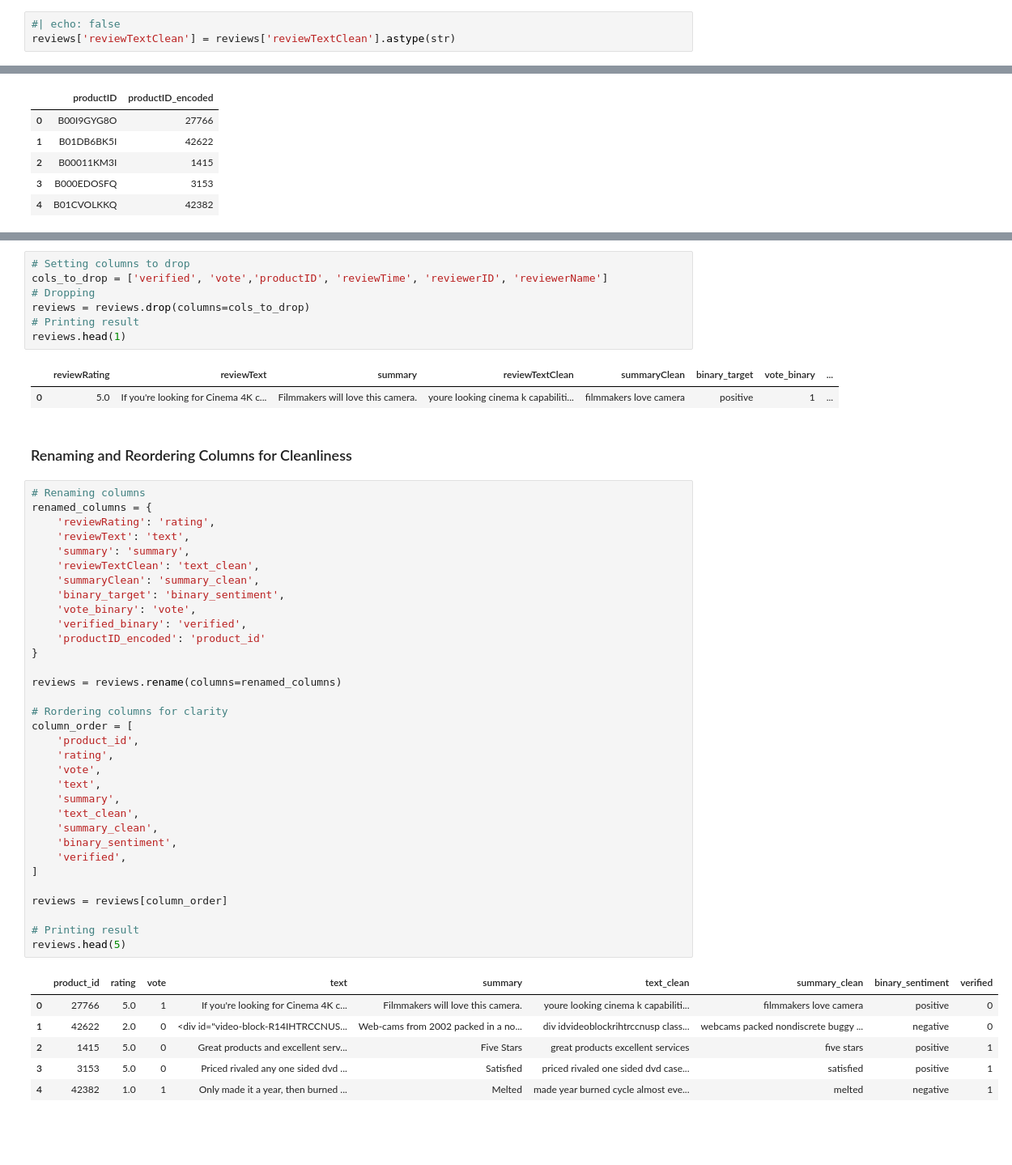
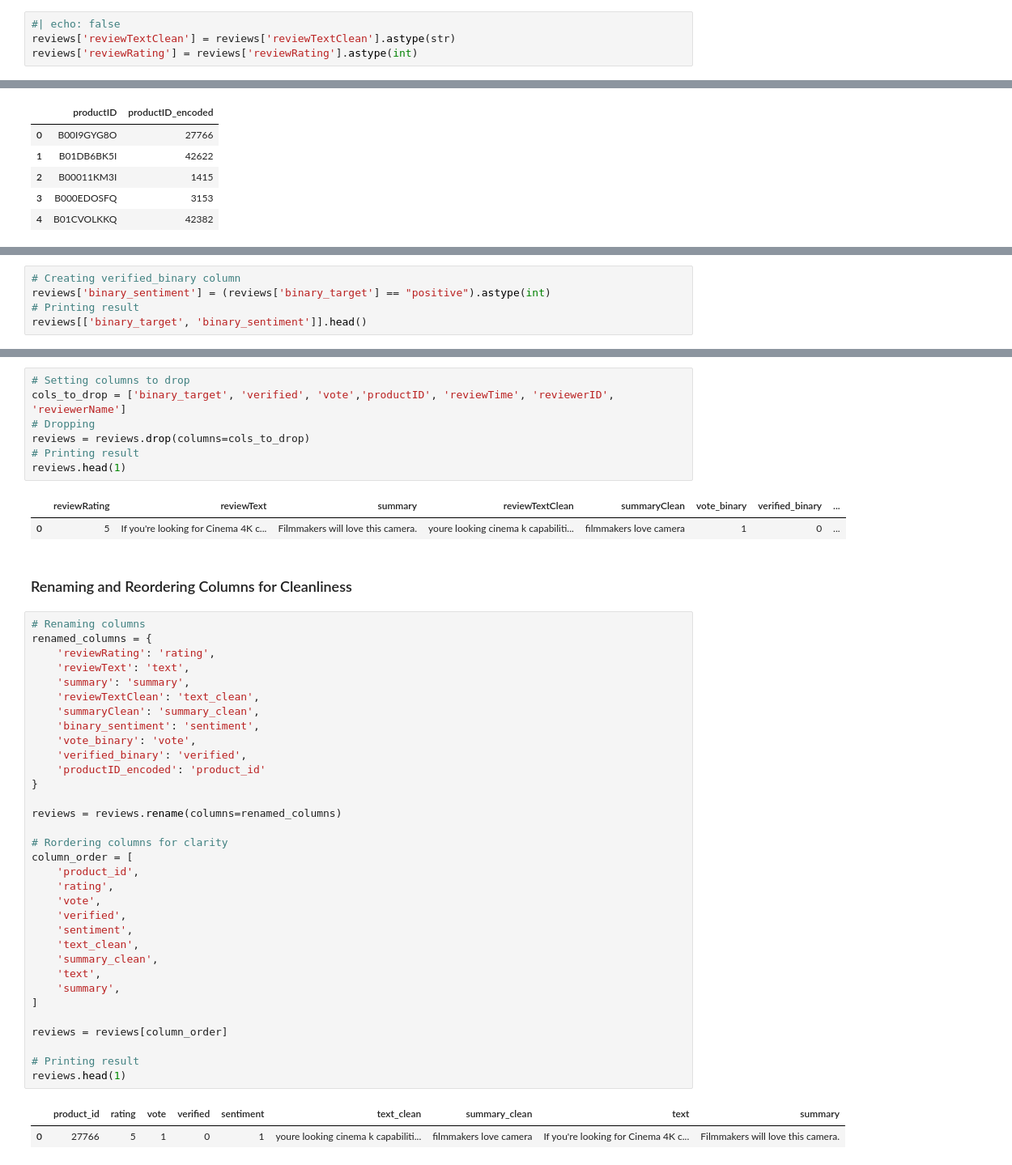
Before and after one commit to sm110101/portfolio_site, a Jupyter notebook: technical-details/supervised-learning/main.ipynb, the cells around one changed output, grey strips where cells are left out. Shown at 81% size. Saved outputs shown, nothing was run; the diff lists cells and outputs as text; blank space fills up the shorter version.

Commit message:
Added binary classification pipeline to supervised learning section

```diff
--- a/technical-details/supervised-learning/main.ipynb
+++ b/technical-details/supervised-learning/main.ipynb
@@ -88,6 +83,7 @@ reviews.head(1)
 # %%
 #| echo: false
 reviews['reviewTextClean'] = reviews['reviewTextClean'].astype(str)
+reviews['reviewRating'] = reviews['reviewRating'].astype(int)
 # %% [markdown]
 ## Data Preprocessing
 
@@ -147,0 +148,5 @@ reviews[['productID', 'productID_encoded']].head()
+# %%
+# Creating verified_binary column
+reviews['binary_sentiment'] = (reviews['binary_target'] == "positive").astype(int)
+# Printing result
+reviews[['binary_target', 'binary_sentiment']].head()
@@ -160,53 +173,49 @@ With that out of the way, let's begin to drop unnecessary columns. For this sect
 I choose to leave in the uncleaned versions of the review text and summary in case I want to use some all-in-one embedding tools down the line like `BERT`.
 # %%
 # Setting columns to drop
-cols_to_drop = ['verified', 'vote','productID', 'reviewTime', 'reviewerID', 'reviewerName']
+cols_to_drop = ['binary_target', 'verified', 'vote','productID', 'reviewTime', 'reviewerID', 'reviewerName']
 # Dropping
 reviews = reviews.drop(columns=cols_to_drop)
 # Printing result
 reviews.head(1)
 # %% [output]
-|  | reviewRating | reviewText | summary | reviewTextClean | summaryClean | binary_target | vote_binary | ... |
-| 0 | 5.0 | If you're looking for Cinema 4K c... | Filmmakers will love this camera. | youre looking cinema k capabiliti... | filmmakers love camera | positive | 1 | ... |
+|  | reviewRating | reviewText | summary | reviewTextClean | summaryClean | vote_binary | verified_binary | ... |
+| 0 | 5 | If you're looking for Cinema 4K c... | Filmmakers will love this camera. | youre looking cinema k capabiliti... | filmmakers love camera | 1 | 0 | ... |
 # %% [markdown]
 ### Renaming and Reordering Columns for Cleanliness
 # %%
 # Renaming columns
 renamed_columns = {
     'reviewRating': 'rating',
     'reviewText': 'text',
     'summary': 'summary',
     'reviewTextClean': 'text_clean',
     'summaryClean': 'summary_clean',
-    'binary_target': 'binary_sentiment',
+    'binary_sentiment': 'sentiment',
     'vote_binary': 'vote',
     'verified_binary': 'verified',
     'productID_encoded': 'product_id'
 }
 
 reviews = reviews.rename(columns=renamed_columns)
 
 # Rordering columns for clarity
 column_order = [
     'product_id',
     'rating',
     'vote',
+    'verified',
+    'sentiment',
+    'text_clean',
+    'summary_clean',
     'text',
     'summary',
-    'text_clean',
-    'summary_clean',
-    'binary_sentiment',
-    'verified',
 ]
 
 reviews = reviews[column_order]
 
 # Printing result
-reviews.head(5)
+reviews.head(1)
 # %% [output]
-|  | product_id | rating | vote | text | summary | text_clean | summary_clean | binary_sentiment | verified |
-| 0 | 27766 | 5.0 | 1 | If you're looking for Cinema 4K c... | Filmmakers will love this camera. | youre looking cinema k capabiliti... | filmmakers love camera | positive | 0 |
-| 1 | 42622 | 2.0 | 0 | <div id="video-block-R14IHTRCCNUS... | Web-cams from 2002 packed in a no... | div idvideoblockrihtrccnusp class... | webcams packed nondiscrete buggy ... | negative | 0 |
-| 2 | 1415 | 5.0 | 0 | Great products and excellent serv... | Five Stars | great products excellent services | five stars | positive | 1 |
-| 3 | 3153 | 5.0 | 0 | Priced rivaled any one sided dvd ... | Satisfied | priced rivaled one sided dvd case... | satisfied | positive | 1 |
-| 4 | 42382 | 1.0 | 1 | Only made it a year, then burned ... | Melted | made year burned cycle almost eve... | melted | negative | 1 |
+|  | product_id | rating | vote | verified | sentiment | text_clean | summary_clean | text | summary |
+| 0 | 27766 | 5 | 1 | 0 | 1 | youre looking cinema k capabiliti... | filmmakers love camera | If you're looking for Cinema 4K c... | Filmmakers will love this camera. |
```
Also changed, not shown: parts of 16 cells of this notebook, 9 other files.
